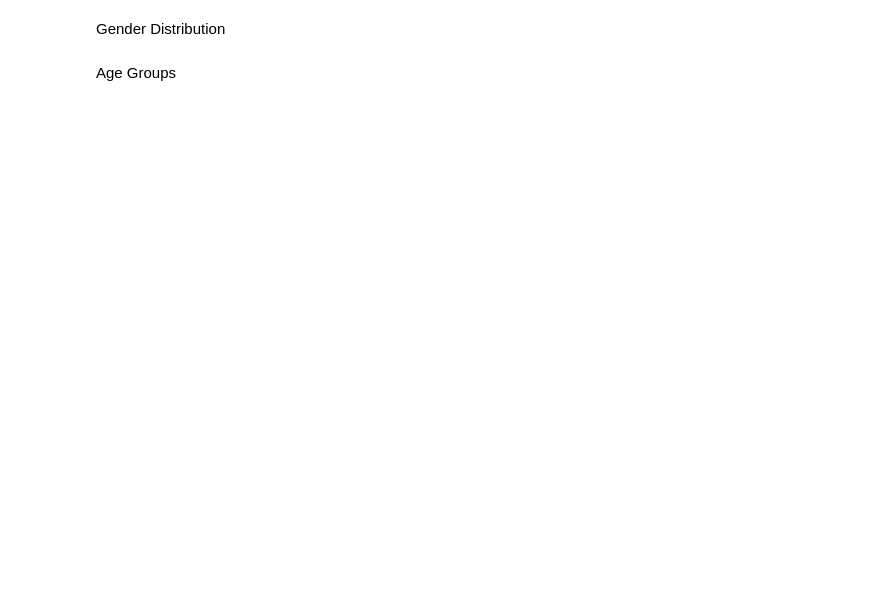
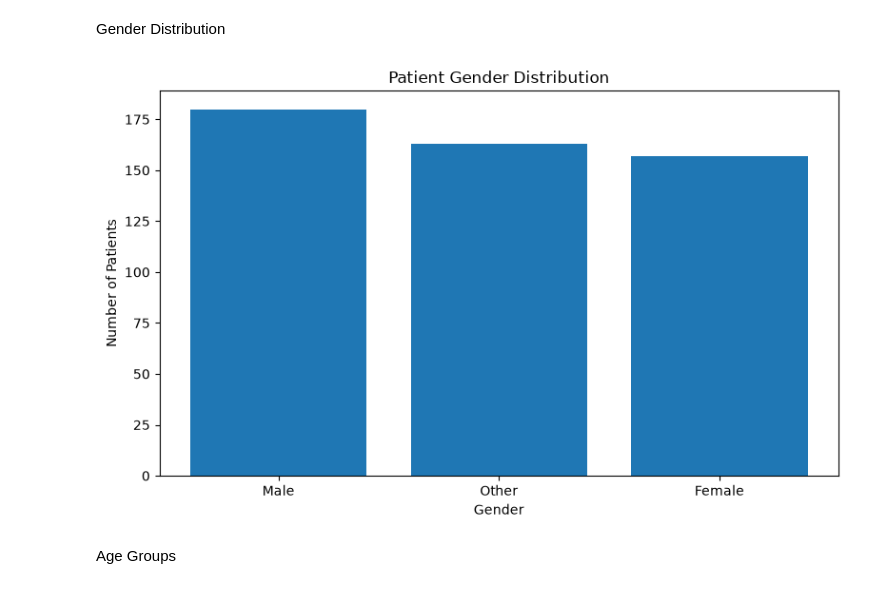
Before and after one commit to AhmedBits/healthcare-data-exploration-python, a Jupyter notebook: notebooks/healthcare_analysis.ipynb, the cells around one changed output. Drawn from its saved outputs; the diff is of its cells as text; code cells hidden in the pictures; blank space fills up the shorter version.

```diff
--- a/notebooks/healthcare_analysis.ipynb
+++ b/notebooks/healthcare_analysis.ipynb
@@ -174,4 +187,19 @@ Age Distribution
 # %% [markdown]
 Gender Distribution
+# %%
+gender_counts = df["Gender"].value_counts()
+
+plt.figure(figsize=(8,5))
+
+plt.bar(gender_counts.index, gender_counts.values)
+
+plt.title("Patient Gender Distribution")
+plt.xlabel("Gender")
+plt.ylabel("Number of Patients")
+
+plt.tight_layout()
+plt.show()
+# %% [output]
+[figure, added]
 # %% [markdown]
 Age Groups
```
Also changed, not shown: parts of 12 cells of this notebook.
